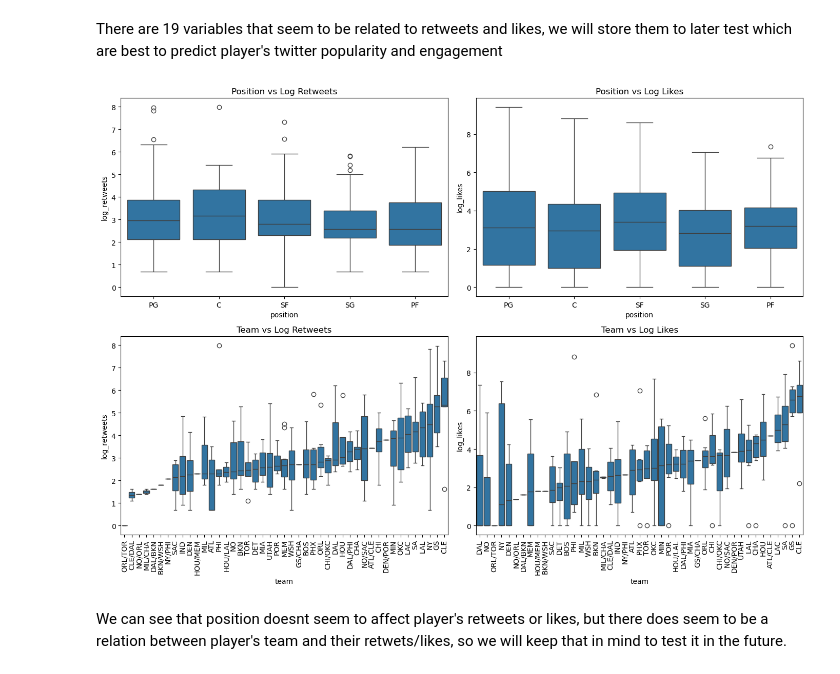
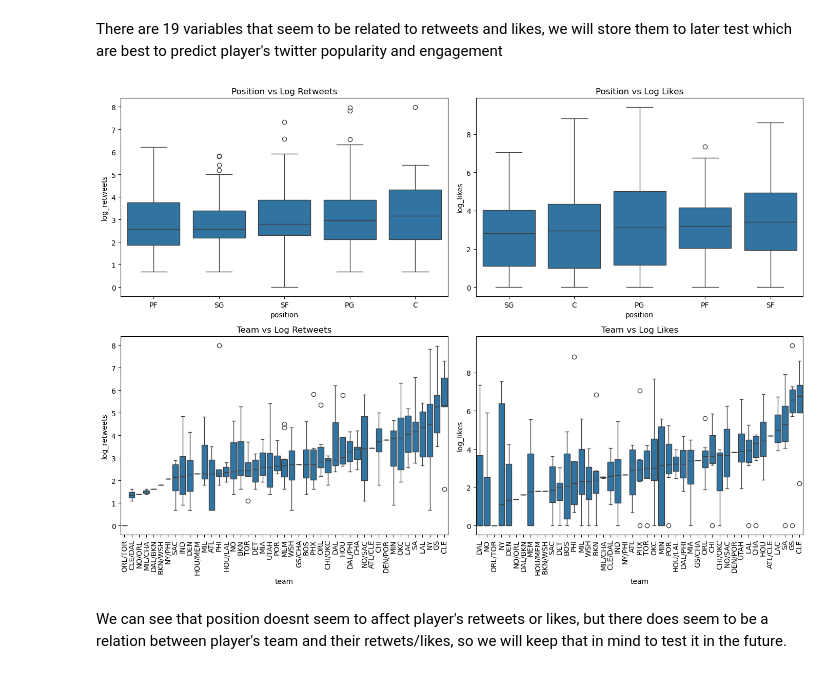
Before and after one commit to COGS108/Group122_WI26, a Jupyter notebook: 02-EDACheckpoint.ipynb, the cells around one changed output. Cells and saved outputs as stored; diff of their text form; code cells hidden in the pictures.

```diff
--- a/02-EDACheckpoint.ipynb
+++ b/02-EDACheckpoint.ipynb
@@ -793,23 +797,25 @@ num_cols = [
 # %%
 fig, axes = plt.subplots(2, 2, figsize=(14, 10))
 
-sns.boxplot(x='position', y='log_retweets', data=df_social, ax=axes[0, 0])
+order = (df_social.groupby('position')['log_retweets'].median().sort_values().index)
+sns.boxplot(x='position', y='log_retweets', data=df_social, order=order, ax=axes[0, 0])
 axes[0, 0].set_title('Position vs Log Retweets')
-sns.boxplot(x='position', y='log_likes', data=df_social, ax=axes[0, 1])
+order = (df_social.groupby('position')['log_likes'].median().sort_values().index)
+sns.boxplot(x='position', y='log_likes', data=df_social, order=order, ax=axes[0, 1])
 axes[0, 1].set_title('Position vs Log Likes')
 
 order_rt = (df_social.groupby('team')['log_retweets'].median().sort_values().index)
 sns.boxplot(x='team', y='log_retweets', data=df_social, order=order_rt, ax=axes[1, 0])
 axes[1, 0].set_title('Team vs Log Retweets')
 axes[1, 0].tick_params(axis='x', rotation=90)
 order_lk = (df_social.groupby('team')['log_likes'].median().sort_values().index)
 sns.boxplot(x='team',y='log_likes', data=df_social, order=order_lk, ax=axes[1, 1])
 axes[1, 1].set_title('Team vs Log Likes')
 axes[1, 1].tick_params(axis='x', rotation=90)
 
 plt.tight_layout()
 plt.show()
 # %% [output]
-[figure, old version]
+[figure, new version]
 # %% [markdown]
 We can see that position doesnt seem to affect player's retweets or likes, but there does seem to be a relation between player's team and their retwets/likes, so we will keep that in mind to test it in the future.
```
Also changed, not shown: parts of 4 cells of this notebook.
